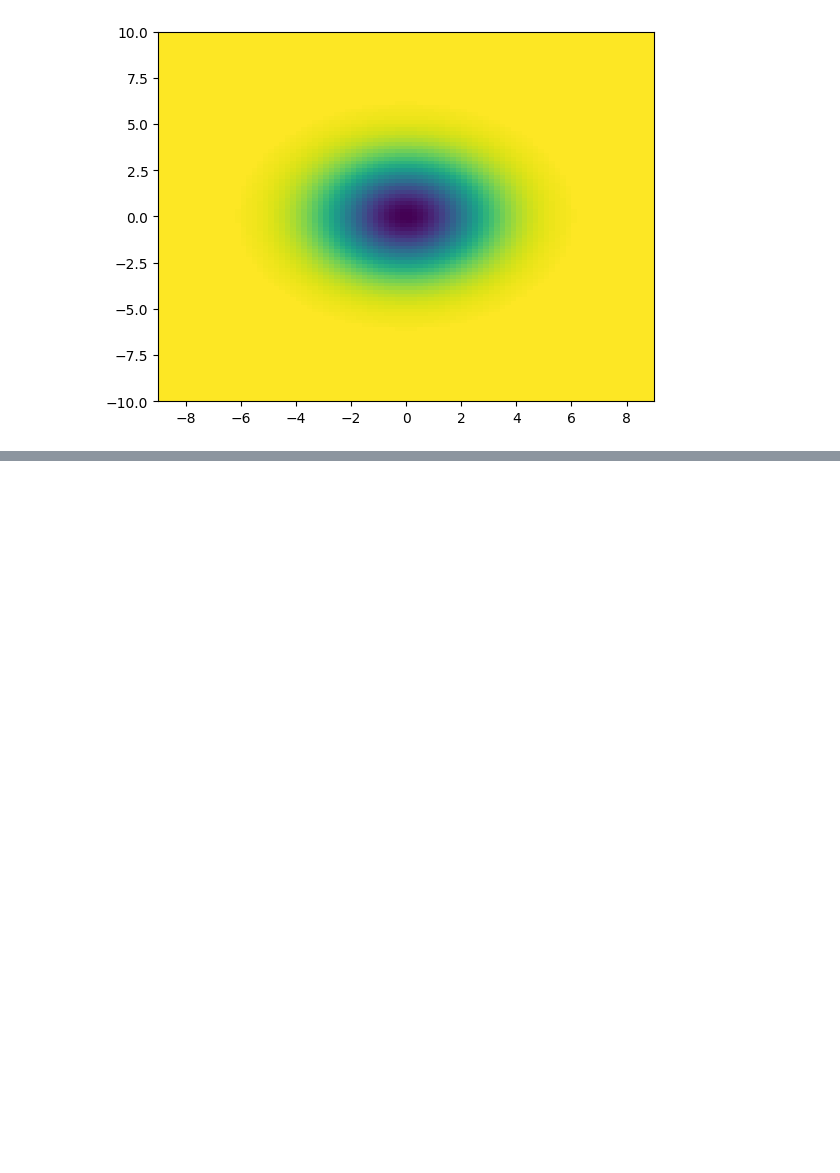
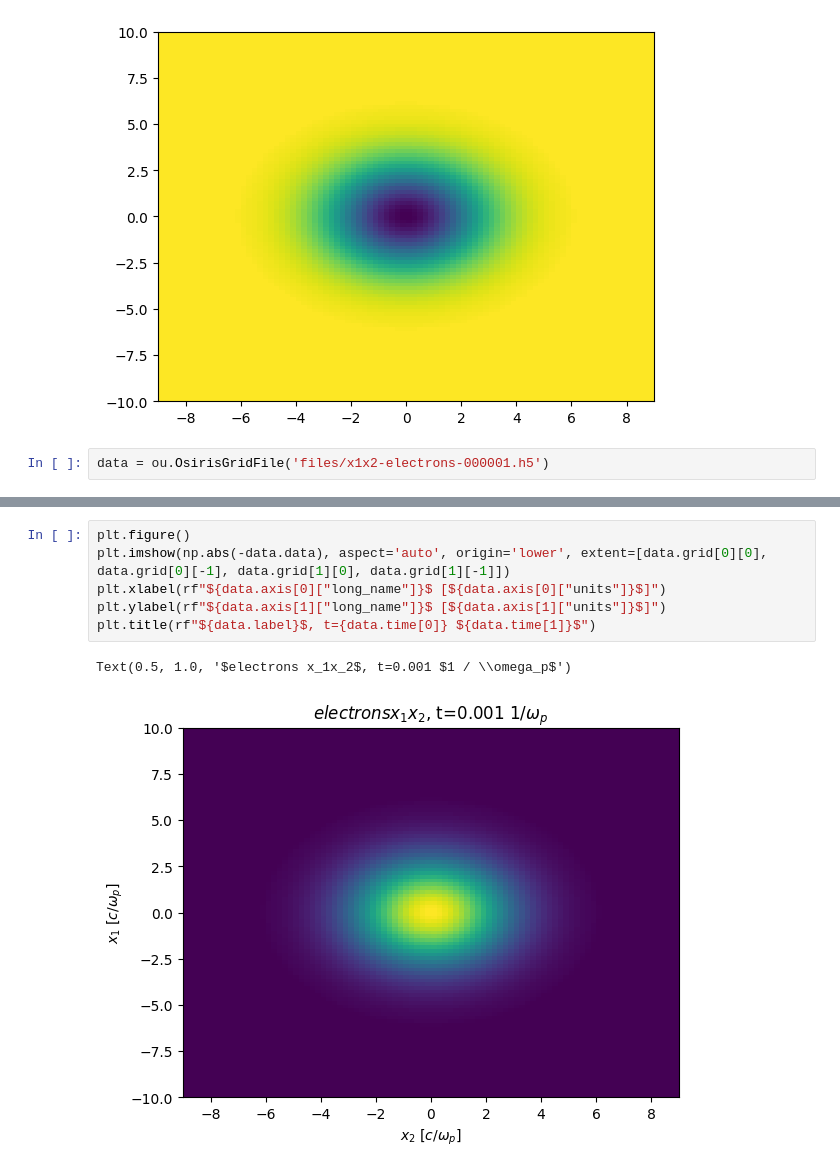
Before and after one commit to joaopedrobiu6/osiris_utils, a Jupyter notebook: examples/example_data.ipynb, the cells around one changed output, grey strips where cells are left out. Cells and saved outputs as stored; diff of their text form; blank space fills up the shorter version.

```diff
--- a/examples/example_data.ipynb
+++ b/examples/example_data.ipynb
@@ -28,3 +28,5 @@ plt.imshow(data2D, aspect='auto', origin='lower', extent=[x.min(), x.max(), y.mi
 # %% [output]
 <matplotlib.image.AxesImage at 0x...>
 [figure]
+# %%
+data = ou.OsirisGridFile('files/x1x2-electrons-000001.h5')
@@ -30,0 +53,9 @@ plt.imshow(data2D, aspect='auto', origin='lower', extent=[x.min(), x.max(), y.mi
+# %%
+plt.figure()
+plt.imshow(np.abs(-data.data), aspect='auto', origin='lower', extent=[data.grid[0][0], data.grid[0][-1], data.grid[1][0], data.grid[1][-1]])
+plt.xlabel(rf"${data.axis[0]["long_name"]}$ [${data.axis[0]["units"]}$]")
+plt.ylabel(rf"${data.axis[1]["long_name"]}$ [${data.axis[1]["units"]}$]")
+plt.title(rf"${data.label}$, t={data.time[0]} ${data.time[1]}$")
+# %% [output]
+Text(0.5, 1.0, '$electrons x_1x_2$, t=0.001 $1 / \\omega_p$')
+[figure, added]
```
Also changed, not shown: parts of 1 cell of this notebook, 1 other file.
